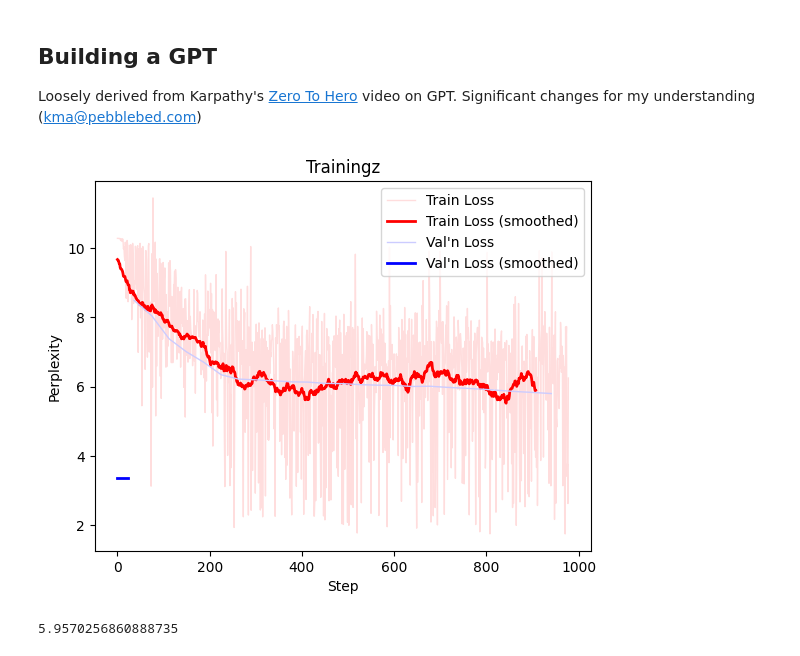
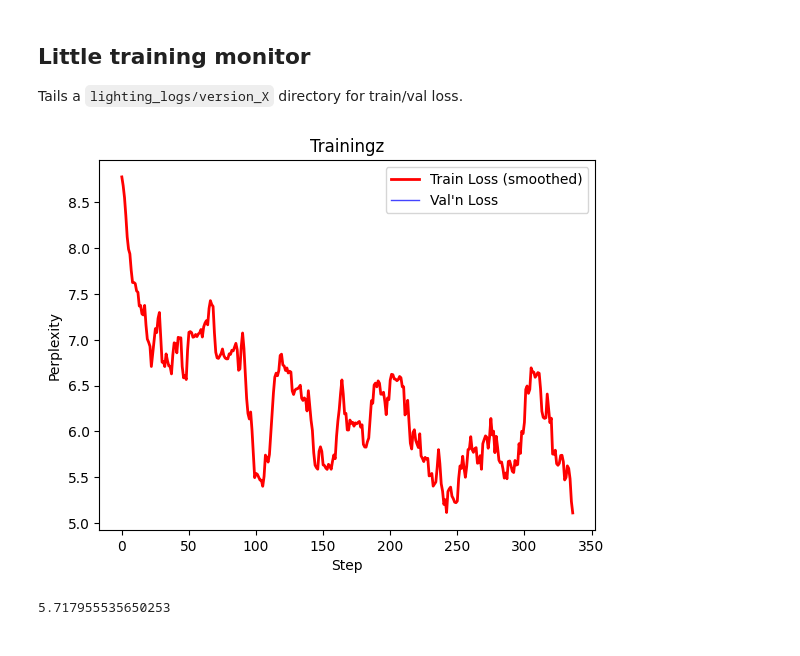
Before and after one commit to kmapb/microlm, a Jupyter notebook: Conv_Text.ipynb, the cells around one changed output. Cells and saved outputs as stored; diff of their text form; code cells hidden in the pictures.

```diff
--- a/Conv_Text.ipynb
+++ b/Conv_Text.ipynb
@@ -1,7 +1,7 @@
-# %% [markdown]
-## Building a GPT
-
-Loosely derived from Karpathy's [Zero To Hero](https://karpathy.ai/zero-to-hero.html) video on GPT. Significant changes for my understanding (kma@pebblebed.com)
+# %% [markdown]
+## Little training monitor
+
+Tails a `lighting_logs/version_X` directory for train/val loss.
 # %%
 # %pip install datasets transformers zstandard matplotlib
 import torch
@@ -10,34 +10,33 @@ import conv_text
 import numpy as np
 import pandas as pd
 # %%
-tdat = pd.read_csv('lightning_logs/version_10/metrics.csv')
+tdat = pd.read_csv('lightning_logs/version_1/metrics.csv')
 train = tdat.train_loss[~np.isnan(tdat.train_loss)]
-if True:
-    import matplotlib.pyplot as plt
 
-    xspace = np.linspace(0, len(train), len(train))
-    fsz = max(20, len(train)//20)
-    filter = np.ones(fsz)/fsz
-    # filter =  np.linspace(0.25, 1.75, num=fsz)/fsz
+xspace = np.linspace(0, len(train), len(train))
+fsz = max(20, len(train)//20)
+filter = np.ones(fsz)/fsz
+# filter =  np.linspace(0.25, 1.75, num=fsz)/fsz
 
-    plt.plot( train, label = 'Train Loss', color='#fdd', linewidth=1)
-    plt.plot( np.convolve(train, filter, mode='valid'), label = 'Train Loss (smoothed)', color='r', linewidth=2)
-    if 'val_loss' in tdat.columns:
-        val = tdat.val_loss[~np.isnan(tdat.val_loss)]
-        plt.plot( val, label = 'Val\'n Loss', color='#ccf', linewidth=1)
-        plt.plot( np.convolve(val, filter, mode='valid'), label = 'Val\'n Loss (smoothed)', color='b', linewidth=2)
+import matplotlib.pyplot as plt
 
-    plt.xlabel('Step')
-    plt.ylabel('Perplexity')
-    plt.legend(loc='upper right')
-    plt.title('Trainingz')
-    plt.show()
+# plt.plot( train, label = 'Train Loss', color='#fdd', linewidth=1)
+plt.plot( np.convolve(train, filter, mode='valid'), label = 'Train Loss (smoothed)', color='r', linewidth=2)
+if 'val_loss' in tdat.columns:
+    val = tdat.val_loss[~np.isnan(tdat.val_loss)]
+    plt.plot( val, label = 'Val\'n Loss', color='#44f', linewidth=1)
+
+plt.xlabel('Step')
+plt.ylabel('Perplexity')
+plt.legend(loc='upper right')
+plt.title('Trainingz')
+plt.show()
 # %% [output]
-[figure, old version]
+[figure, new version]
 # %%
 np.mean(tdat.train_loss[-100:])
 # %% [output]
-5.9570256860888735
+5.717955535650253
 # %%
 tdat.val_loss[~np.isnan(tdat.val_loss)]
 # %% [output]
```
Also changed, not shown: parts of 2 cells of this notebook, 3 other files.
